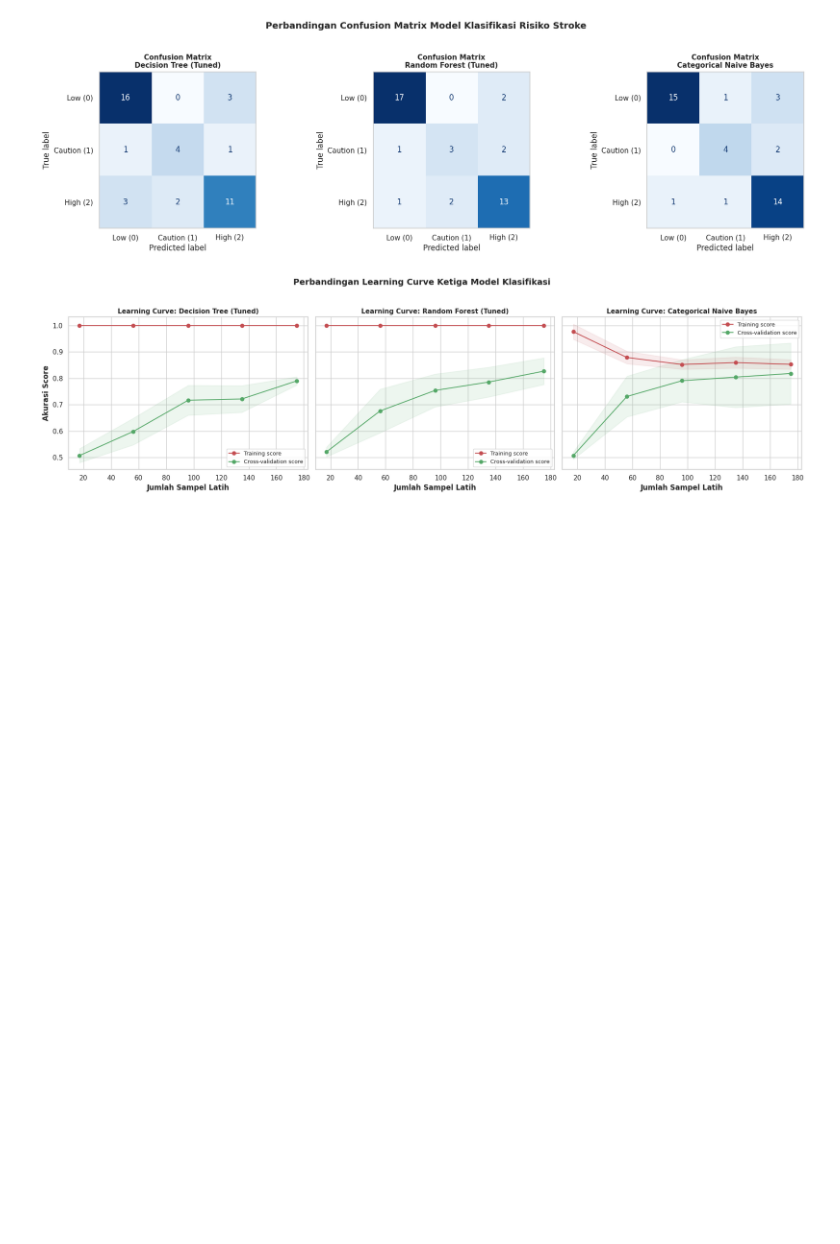
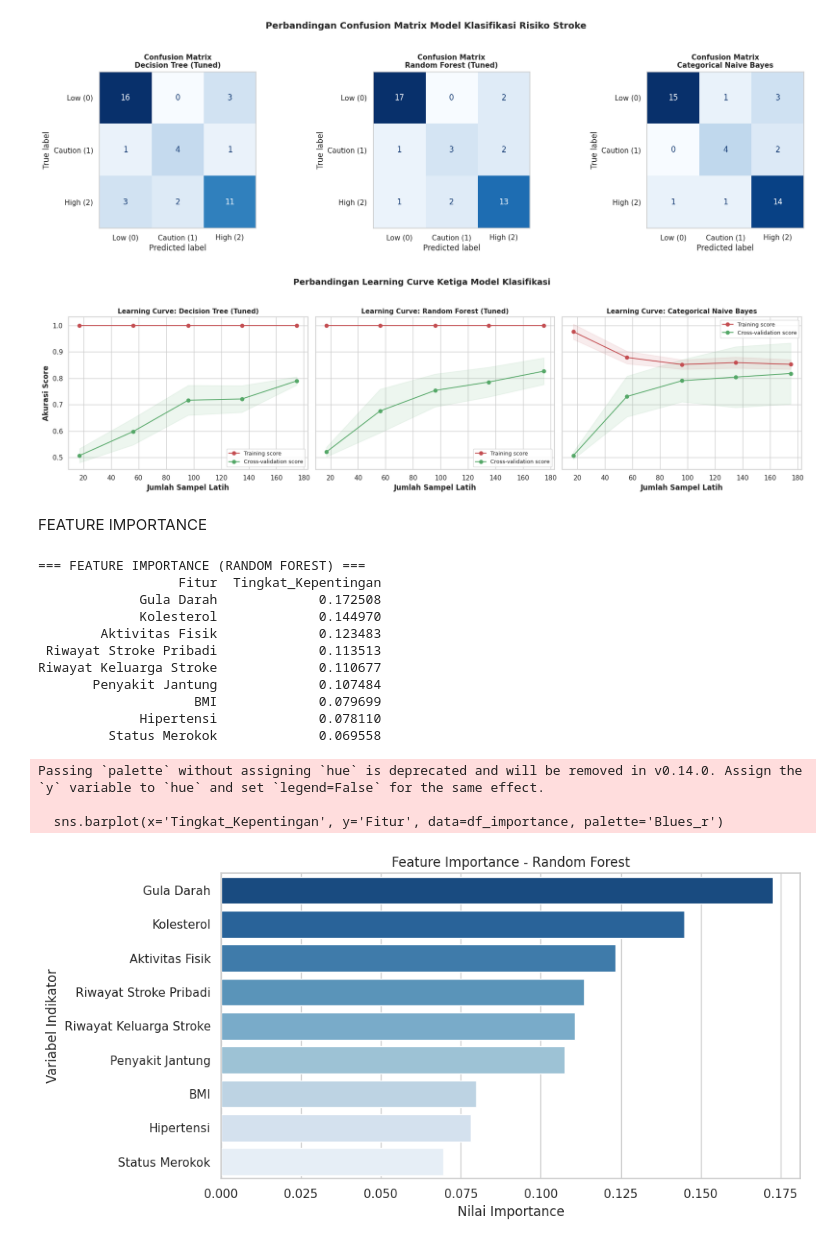
Before and after one commit to yenipp/TA-Klasifikasi-Tingkat-Risiko-Stroke, a Jupyter notebook: TAYeni.ipynb, the cells around one changed output. Cells and saved outputs as stored; diff of their text form; code cells hidden in the pictures; blank space fills up the shorter version.

```diff
--- a/TAYeni.ipynb
+++ b/TAYeni.ipynb
@@ -942,3 +944,59 @@ plt.show()
 # %% [output]
 [figure]
 [figure]
+# %% [markdown]
+FEATURE IMPORTANCE
+# %%
+import pandas as pd
+import matplotlib.pyplot as plt
+import seaborn as sns
+
+# 1. Kamus untuk menyingkat nama fitur kuesioner NSA agar rapi di grafik/tabel
+mapping_singkat = {
+    'BMI_Encoded': 'BMI',
+    'Tekanan Darah Tinggi (Hipertensi)_Encoded': 'Hipertensi',
+    'Penyakit Jantung atau gejala gangguan jantung_Encoded': 'Penyakit Jantung',
+    'Kadar Gula Darah (Diabetes)_Encoded': 'Gula Darah',
+    'Kadar Kolesterol_Encoded': 'Kolesterol',
+    'Aktivitas Fisik / Olahraga_Encoded': 'Aktivitas Fisik',
+    'Bagaimana status merokok Anda saat ini?_Encoded': 'Status Merokok',
+    'Apakah ada anggota keluarga inti Anda (Orang tua, Saudara Kandung, atau Kakek/Nenek) yang memiliki riwayat pernah mengalami Stroke?_Encoded': 'Riwayat Keluarga Stroke',
+    'Apakah Anda sendiri pernah secara resmi didiagnosis mengalami stroke (termasuk stroke ringan) atau pernah mendadak mengalami gejala klinis berikut?_Encoded': 'Riwayat Stroke Pribadi'
+}
+
+# 2. Mengambil nilai importance dari model Random Forest terbaik (best_rf)
+importance = best_rf.feature_importances_
+feature_names = X.columns
+
+# 3. Membuat DataFrame, merapikan nama fitur, dan mengurutkannya dari yang terbesar
+df_importance = pd.DataFrame({'Fitur': feature_names, 'Tingkat_Kepentingan': importance})
+df_importance['Fitur'] = df_importance['Fitur'].map(mapping_singkat)
+df_importance = df_importance.sort_values(by='Tingkat_Kepentingan', ascending=False)
+
+print('=== FEATURE IMPORTANCE (RANDOM FOREST) ===')
+print(df_importance.to_string(index=False))
+
+# 4. Visualisasi Grafik Batang Horizontal untuk Bab IV Skripsi
+plt.figure(figsize=(10, 5))
+sns.barplot(x='Tingkat_Kepentingan', y='Fitur', data=df_importance, palette='Blues_r')
+plt.title('Feature Importance - Random Forest')
+plt.xlabel('Nilai Importance')
+plt.ylabel('Variabel Indikator')
+plt.tight_layout()
+plt.show()
+# %% [output]
+=== FEATURE IMPORTANCE (RANDOM FOREST) ===
+                  Fitur  Tingkat_Kepentingan
+             Gula Darah             0.172508
+             Kolesterol             0.144970
+        Aktivitas Fisik             0.123483
+ Riwayat Stroke Pribadi             0.113513
+Riwayat Keluarga Stroke             0.110677
+       Penyakit Jantung             0.107484
+                    BMI             0.079699
+             Hipertensi             0.078110
+         Status Merokok             0.069558
+Passing `palette` without assigning `hue` is deprecated and will be removed in v0.14.0. Assign the `y` variable to `hue` and set `legend=False` for the same effect.
+
+  sns.barplot(x='Tingkat_Kepentingan', y='Fitur', data=df_importance, palette='Blues_r')
+[figure, added]
```
Also changed, not shown: parts of 2 cells of this notebook.
